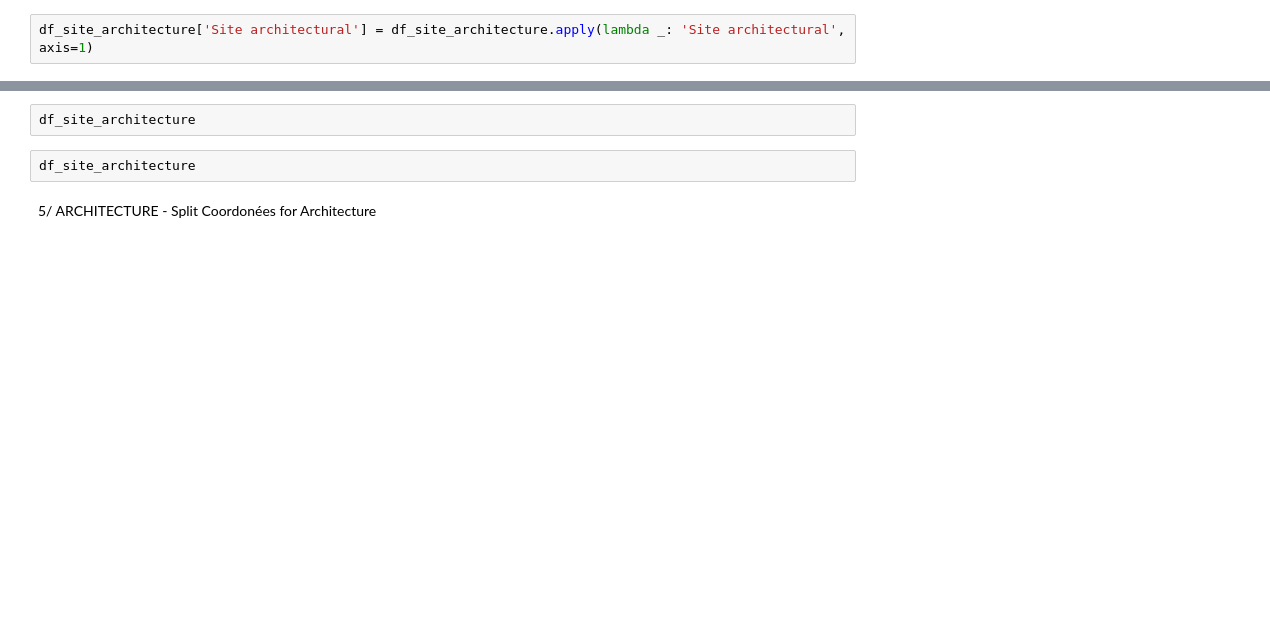
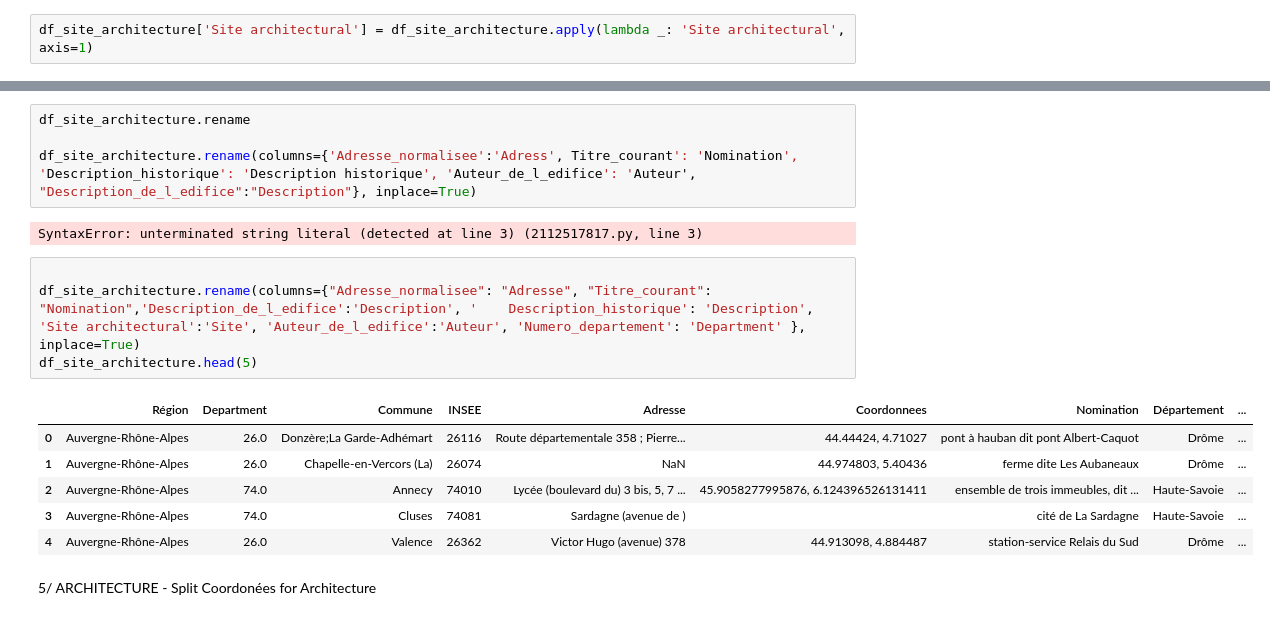
Before and after one commit to khady2708/projet-stage, a Jupyter notebook: villes.ipynb, the cells around one changed output, grey strips where cells are left out. Drawn from its saved outputs; the diff is of its cells as text; blank space fills up the shorter version.

```diff
--- a/villes.ipynb
+++ b/villes.ipynb
@@ -709,7 +776,20 @@ df_site_architecture = df_site_architecture.drop(['Reference_de_la_notice', 'Anc
-# %%
-df_site_architecture
-# %%
-df_site_architecture
+# %%
+df_site_architecture.rename
+
+df_site_architecture.rename(columns={'Adresse_normalisee':'Adress', Titre_courant': 'Nomination', 'Description_historique': 'Description historique', 'Auteur_de_l_edifice': 'Auteur', "Description_de_l_edifice":"Description"}, inplace=True)
+# %% [output]
+SyntaxError: unterminated string literal (detected at line 3) (2112517817.py, line 3)
+# %%
+
+df_site_architecture.rename(columns={"Adresse_normalisee": "Adresse", "Titre_courant": "Nomination",'Description_de_l_edifice':'Description', '	Description_historique': 'Description', 'Site architectural':'Site', 'Auteur_de_l_edifice':'Auteur', 'Numero_departement': 'Department' }, inplace=True)
+df_site_architecture.head(5)
+# %% [output]
+|  | Région | Department | Commune | INSEE | Adresse | Coordonnees | Nomination | Département | ... |
+| 0 | Auvergne-Rhône-Alpes | 26.0 | Donzère;La Garde-Adhémart | 26116 | Route départementale 358 ; Pierre... | 44.44424, 4.71027 | pont à hauban dit pont Albert-Caquot | Drôme | ... |
+| 1 | Auvergne-Rhône-Alpes | 26.0 | Chapelle-en-Vercors (La) | 26074 | NaN | 44.974803, 5.40436 | ferme dite Les Aubaneaux | Drôme | ... |
+| 2 | Auvergne-Rhône-Alpes | 74.0 | Annecy | 74010 | Lycée (boulevard du) 3 bis, 5, 7 ... | 45.9058277995876, 6.124396526131411 | ensemble de trois immeubles, dit ... | Haute-Savoie | ... |
+| 3 | Auvergne-Rhône-Alpes | 74.0 | Cluses | 74081 | Sardagne (avenue de ) |  | cité de La Sardagne | Haute-Savoie | ... |
+| 4 | Auvergne-Rhône-Alpes | 26.0 | Valence | 26362 | Victor Hugo (avenue) 378 | 44.913098, 4.884487 | station-service Relais du Sud | Drôme | ... |
 # %% [markdown]
 5/ ARCHITECTURE - Split Coordonées for Architecture
 # %%
```
Also changed, not shown: parts of 22 cells of this notebook, 7 other files.
